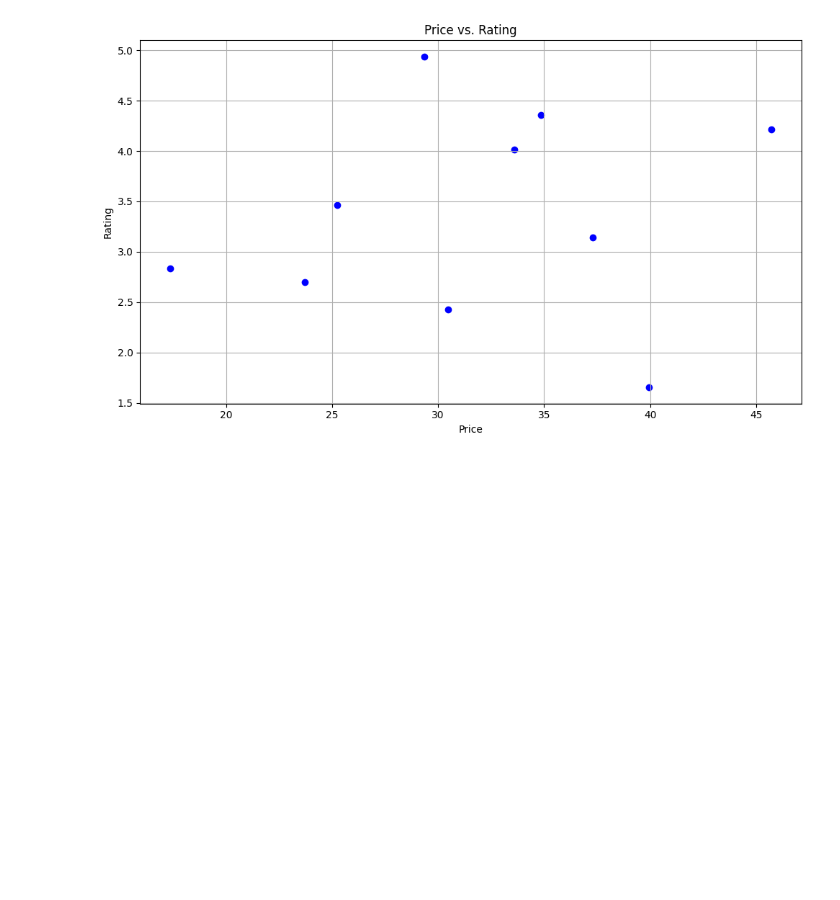
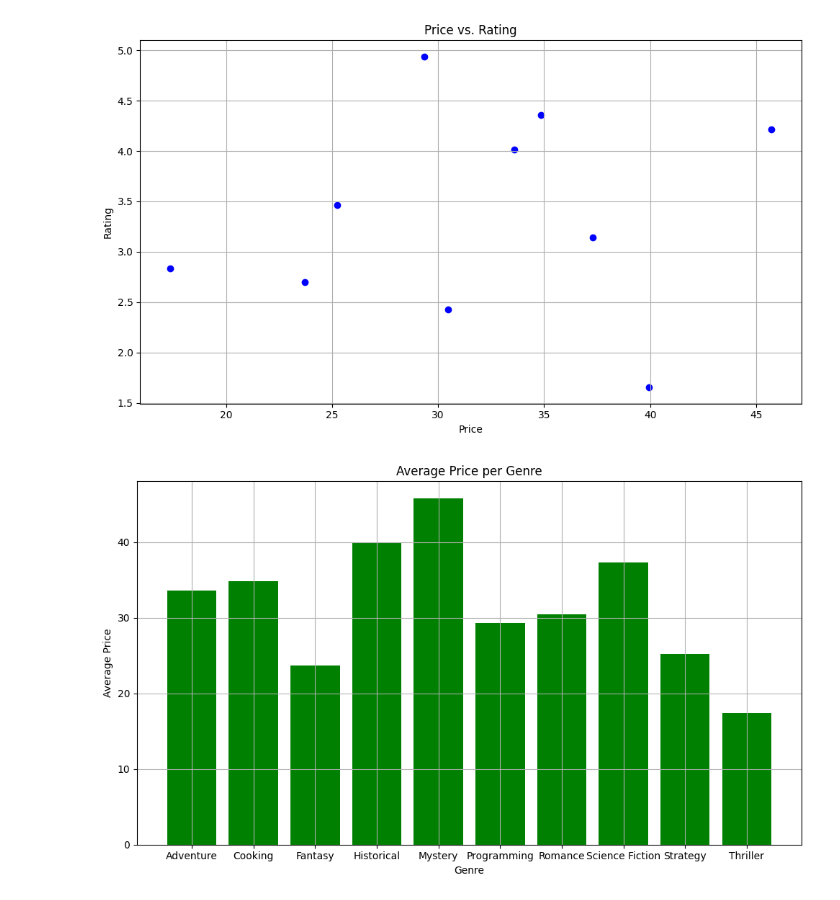
Before and after one commit to Fave25/Online-Bookstore, a Jupyter notebook: project.ipynb, the cells around one changed output. Drawn from its saved outputs; the diff is of its cells as text; code cells hidden in the pictures; blank space fills up the shorter version.

Commit message:
plot average price

```diff
--- a/project.ipynb
+++ b/project.ipynb
@@ -34,3 +34,17 @@ most_reviewed_books.to_csv("most_reviewed_books.csv", index=False)
 # 4. Average price per genre
 avg_price_per_genre = df.groupby('genre')['price'].mean().reset_index()
 avg_price_per_genre.to_csv("avg_price_per_genre.csv", index=False)
+# %%
+
+# Plot average price per genre
+plt.figure(figsize=(10, 6))
+plt.bar(avg_price_per_genre['genre'], avg_price_per_genre['price'], color='green')
+plt.title('Average Price per Genre')
+plt.xlabel('Genre')
+plt.ylabel('Average Price')
+plt.grid(True)
+plt.tight_layout()
+plt.savefig("avg_price_per_genre.png")
+plt.show()
+# %% [output]
+[figure, added]
```
Also changed, not shown: 1 other file.
